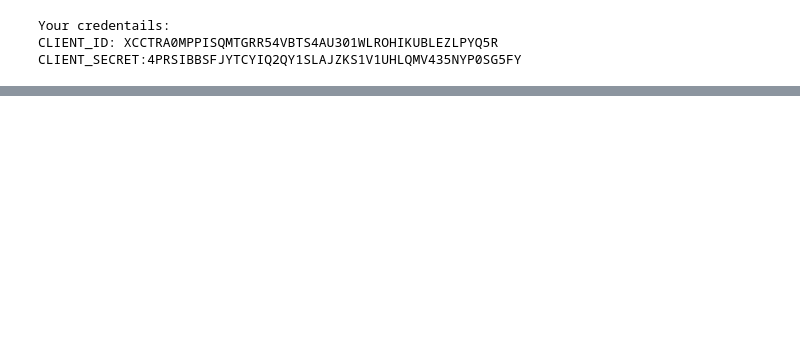
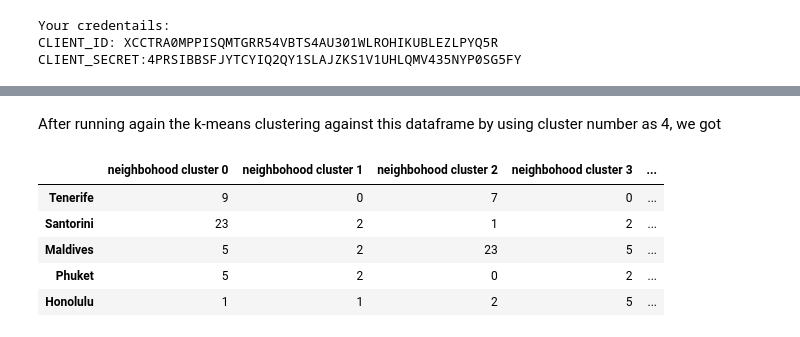
Before and after one commit to suomistar/data-science, a Jupyter notebook: The Battle of Neighborhoods - final.ipynb, the cells around one changed output, grey strips where cells are left out. Saved outputs shown, nothing was run; the diff lists cells and outputs as text; code cells hidden in the pictures; blank space fills up the shorter version.

```diff
--- a/The Battle of Neighborhoods - final.ipynb
+++ b/The Battle of Neighborhoods - final.ipynb
@@ -449,0 +546,12 @@ array([3, 2, 1, 0, 0], dtype=int32)
+# %% [markdown]
+After running again the k-means clustering against this dataframe by using cluster number as 4, we got
+# %%
+result = labelPlace(4, dfPlace)
+result
+# %% [output]
+|  | neighbohood cluster 0 | neighbohood cluster 1 | neighbohood cluster 2 | neighbohood cluster 3 | ... |
+| Tenerife | 9 | 0 | 7 | 0 | ... |
+| Santorini | 23 | 2 | 1 | 2 | ... |
+| Maldives | 5 | 2 | 23 | 5 | ... |
+| Phuket | 5 | 2 | 0 | 2 | ... |
+| Honolulu | 1 | 1 | 2 | 5 | ... |
```
Also changed, not shown: parts of 56 cells of this notebook.
